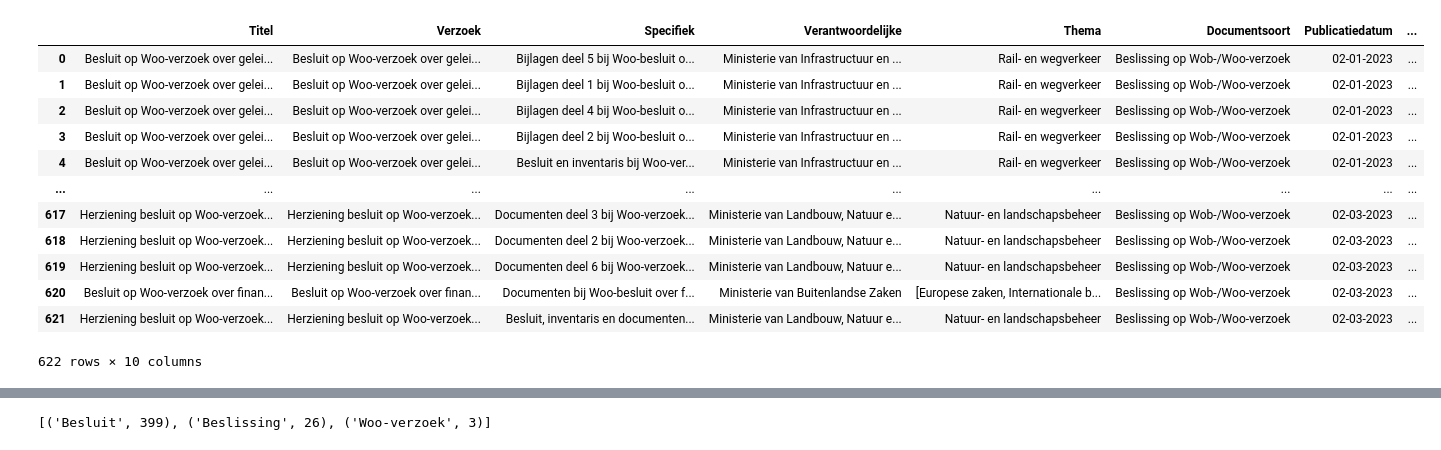
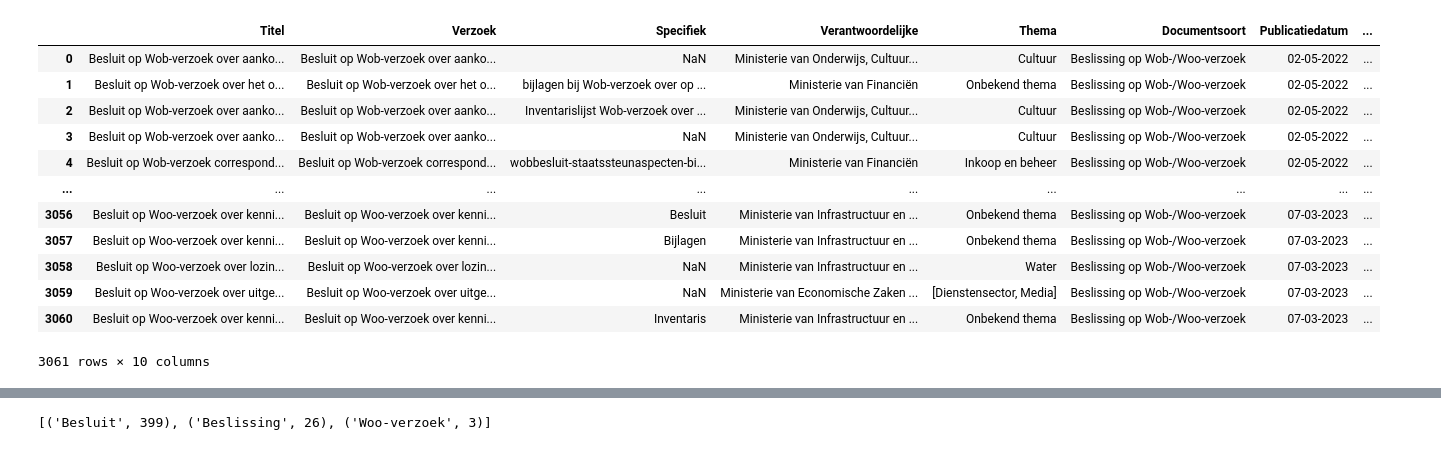
Before and after one commit to R0m4ndu/Woo-Scriptie-Ramon, a Jupyter notebook: Notebooks/Open Overheid Data.ipynb, the cells around one changed output, grey strips where cells are left out. Saved outputs shown, nothing was run; the diff lists cells and outputs as text; code cells hidden in the pictures.

```diff
--- a/Notebooks/Open Overheid Data.ipynb
+++ b/Notebooks/Open Overheid Data.ipynb
@@ -84,7 +87,7 @@ MaxRetryError: HTTPConnectionPool(host='localhost', port=50228): Max retries exc
 # %%
 # installeer webdriver indien nodig en maak benodigde URL driver
 driver = webdriver.Chrome(service=Service(ChromeDriverManager().install()))
-driver.get("https://open.overheid.nl/zoekresultaten?datumBeschikbaarVanaf=01-01-2023&sort=date-asc&informatiesoort=c_4f50ca9c&page=1&count=761")
+driver.get("https://open.overheid.nl/zoekresultaten?datumBeschikbaarVanaf=01-05-2022&informatiesoort=c_4f50ca9c&sort=date-asc&page=1&count=3826")
 
 # zet dataframe eerst als none zodat de columns toegevoegd kunnen worden
 Dataframe = None
@@ -123,8 +126,10 @@ for i in URLS:
     split = title.split(" - ")
     if len(split) == 1:
         Row = [title, split[0], np.nan]
-    else:
+    elif len(split) == 2:
         Row = [title, split[0], split[1]]
+    if len(split) > 2:
+        Row = [title, split[0] + split[1], split[2:]]
 
     # vind de tabel met data en verzamel de data hieruit
     table = driver.find_element(By.CLASS_NAME, "table__data-overview")
@@ -141,43 +146,43 @@ for i in URLS:
                 res = re.findall(r'\w+', item)
                 if res != []:
                     sentence = ' '.join([str(r) for r in res])
                     Data.append(sentence)
         else:
             Data = row_data
 
         Row.append(Data)
 
     # insert kolommmen en rijen in dataframe
     if Dataframe is None:
         Dataframe = pd.DataFrame(columns=column)
 
     if len(Row) == 8:
         Row.append(np.nan)
 
     if usable == True:
         Row.append(url_list[0])
         Dataframe.loc[len(Dataframe)] = Row
 
     # Het verzoek wat hier wordt gepasst heeft een grote kans om alsnog in de database te komen omdat er andere instanties
     # zijn waarvan de structuur wel voldoet.
     else:
         pass
 
 driver.quit()
 
 display(Dataframe)
 # %% [output]
 |  | Titel | Verzoek | Specifiek | Verantwoordelijke | Thema | Documentsoort | Publicatiedatum | ... |
-| 0 | Besluit op Woo-verzoek over gelei... | Besluit op Woo-verzoek over gelei... | Bijlagen deel 5 bij Woo-besluit o... | Ministerie van Infrastructuur en ... | Rail- en wegverkeer | Beslissing op Wob-/Woo-verzoek | 02-01-2023 | ... |
-| 1 | Besluit op Woo-verzoek over gelei... | Besluit op Woo-verzoek over gelei... | Bijlagen deel 1 bij Woo-besluit o... | Ministerie van Infrastructuur en ... | Rail- en wegverkeer | Beslissing op Wob-/Woo-verzoek | 02-01-2023 | ... |
-| 2 | Besluit op Woo-verzoek over gelei... | Besluit op Woo-verzoek over gelei... | Bijlagen deel 4 bij Woo-besluit o... | Ministerie van Infrastructuur en ... | Rail- en wegverkeer | Beslissing op Wob-/Woo-verzoek | 02-01-2023 | ... |
-| 3 | Besluit op Woo-verzoek over gelei... | Besluit op Woo-verzoek over gelei... | Bijlagen deel 2 bij Woo-besluit o... | Ministerie van Infrastructuur en ... | Rail- en wegverkeer | Beslissing op Wob-/Woo-verzoek | 02-01-2023 | ... |
-| 4 | Besluit op Woo-verzoek over gelei... | Besluit op Woo-verzoek over gelei... | Besluit en inventaris bij Woo-ver... | Ministerie van Infrastructuur en ... | Rail- en wegverkeer | Beslissing op Wob-/Woo-verzoek | 02-01-2023 | ... |
+| 0 | Besluit op Wob-verzoek over aanko... | Besluit op Wob-verzoek over aanko... | NaN | Ministerie van Onderwijs, Cultuur... | Cultuur | Beslissing op Wob-/Woo-verzoek | 02-05-2022 | ... |
+| 1 | Besluit op Wob-verzoek over het o... | Besluit op Wob-verzoek over het o... | bijlagen bij Wob-verzoek over op ... | Ministerie van Financiën | Onbekend thema | Beslissing op Wob-/Woo-verzoek | 02-05-2022 | ... |
+| 2 | Besluit op Wob-verzoek over aanko... | Besluit op Wob-verzoek over aanko... | Inventarislijst Wob-verzoek over ... | Ministerie van Onderwijs, Cultuur... | Cultuur | Beslissing op Wob-/Woo-verzoek | 02-05-2022 | ... |
+| 3 | Besluit op Wob-verzoek over aanko... | Besluit op Wob-verzoek over aanko... | NaN | Ministerie van Onderwijs, Cultuur... | Cultuur | Beslissing op Wob-/Woo-verzoek | 02-05-2022 | ... |
+| 4 | Besluit op Wob-verzoek correspond... | Besluit op Wob-verzoek correspond... | wobbesluit-staatssteunaspecten-bi... | Ministerie van Financiën | Inkoop en beheer | Beslissing op Wob-/Woo-verzoek | 02-05-2022 | ... |
 | ... | ... | ... | ... | ... | ... | ... | ... | ... |
-| 617 | Herziening besluit op Woo-verzoek... | Herziening besluit op Woo-verzoek... | Documenten deel 3 bij Woo-verzoek... | Ministerie van Landbouw, Natuur e... | Natuur- en landschapsbeheer | Beslissing op Wob-/Woo-verzoek | 02-03-2023 | ... |
-| 618 | Herziening besluit op Woo-verzoek... | Herziening besluit op Woo-verzoek... | Documenten deel 2 bij Woo-verzoek... | Ministerie van Landbouw, Natuur e... | Natuur- en landschapsbeheer | Beslissing op Wob-/Woo-verzoek | 02-03-2023 | ... |
-| 619 | Herziening besluit op Woo-verzoek... | Herziening besluit op Woo-verzoek... | Documenten deel 6 bij Woo-verzoek... | Ministerie van Landbouw, Natuur e... | Natuur- en landschapsbeheer | Beslissing op Wob-/Woo-verzoek | 02-03-2023 | ... |
-| 620 | Besluit op Woo-verzoek over finan... | Besluit op Woo-verzoek over finan... | Documenten bij Woo-besluit over f... | Ministerie van Buitenlandse Zaken | [Europese zaken, Internationale b... | Beslissing op Wob-/Woo-verzoek | 02-03-2023 | ... |
-| 621 | Herziening besluit op Woo-verzoek... | Herziening besluit op Woo-verzoek... | Besluit, inventaris en documenten... | Ministerie van Landbouw, Natuur e... | Natuur- en landschapsbeheer | Beslissing op Wob-/Woo-verzoek | 02-03-2023 | ... |
+| 3056 | Besluit op Woo-verzoek over kenni... | Besluit op Woo-verzoek over kenni... | Besluit | Ministerie van Infrastructuur en ... | Onbekend thema | Beslissing op Wob-/Woo-verzoek | 07-03-2023 | ... |
+| 3057 | Besluit op Woo-verzoek over kenni... | Besluit op Woo-verzoek over kenni... | Bijlagen | Ministerie van Infrastructuur en ... | Onbekend thema | Beslissing op Wob-/Woo-verzoek | 07-03-2023 | ... |
+| 3058 | Besluit op Woo-verzoek over lozin... | Besluit op Woo-verzoek over lozin... | NaN | Ministerie van Infrastructuur en ... | Water | Beslissing op Wob-/Woo-verzoek | 07-03-2023 | ... |
+| 3059 | Besluit op Woo-verzoek over uitge... | Besluit op Woo-verzoek over uitge... | NaN | Ministerie van Economische Zaken ... | [Dienstensector, Media] | Beslissing op Wob-/Woo-verzoek | 07-03-2023 | ... |
+| 3060 | Besluit op Woo-verzoek over kenni... | Besluit op Woo-verzoek over kenni... | Inventaris | Ministerie van Infrastructuur en ... | Onbekend thema | Beslissing op Wob-/Woo-verzoek | 07-03-2023 | ... |
-622 rows × 10 columns
+3061 rows × 10 columns
 # %%
```
Also changed, not shown: parts of 25 cells of this notebook.
